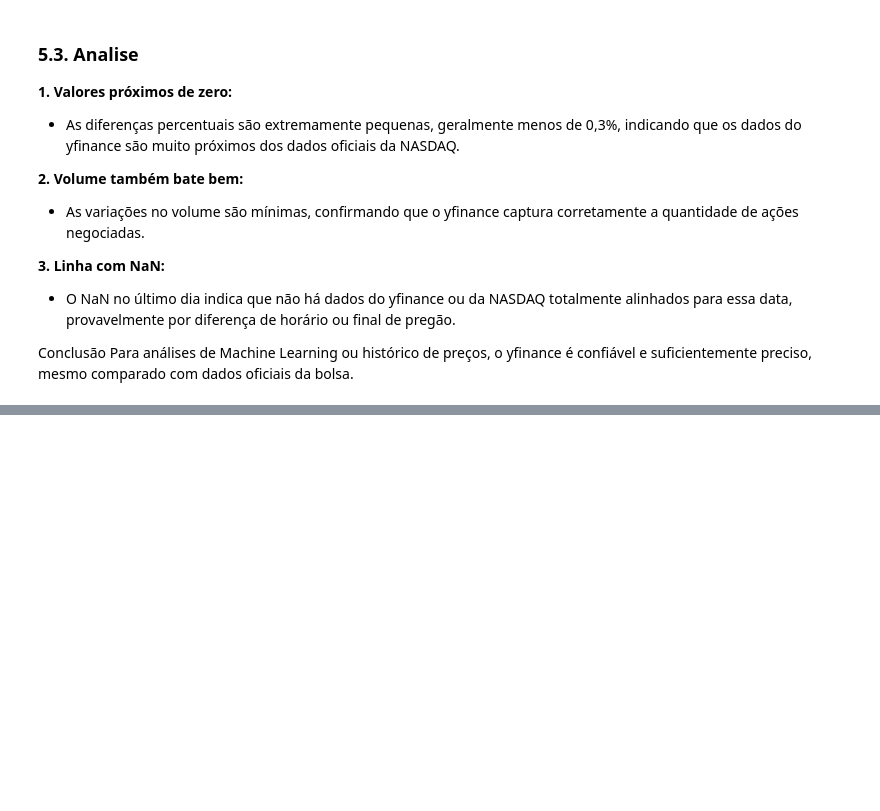
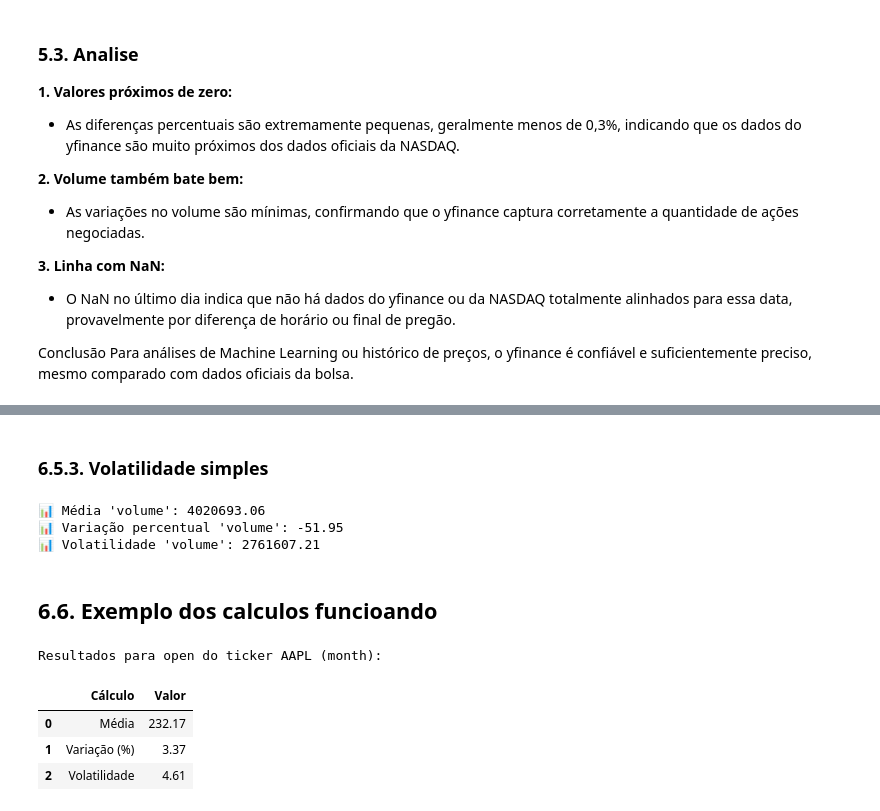
Before and after one commit to Edgar-Klewert/Relatorio-Dados-RiskVision, a Jupyter notebook: relatorio_riskvision.ipynb, the cells around one changed output, grey strips where cells are left out. Drawn from its saved outputs; the diff is of its cells as text; code cells hidden in the pictures; blank space fills up the shorter version.

```diff
--- a/relatorio_riskvision.ipynb
+++ b/relatorio_riskvision.ipynb
@@ -593,0 +1137,2 @@ plt.show()
+# %% [markdown]
+### 6.5.3. Volatilidade simples
@@ -593,0 +1165,47 @@ plt.show()
+# %%
+ticker = 'AAPL'
+periodo = 'month'
+
+print("📊 Média 'volume':", media_volume(df, ticker, periodo))
+print("📊 Variação percentual 'volume':", variacao_percentual_volume(df, ticker, periodo))
+print("📊 Volatilidade 'volume':", volatilidade_volume(df, ticker, periodo))
+# %% [output]
+📊 Média 'volume': 4020693.06
+📊 Variação percentual 'volume': -51.95
+📊 Volatilidade 'volume': 2761607.21
+# %% [markdown]
+## 6.6. Exemplo dos calculos funcioando
+# %%
+def calcular_todos_df(df, ticker, coluna, periodo):
+    colunas_validas = ['open', 'high', 'low', 'close', 'volume']
+    periodos_validos = ['day', 'week', 'month', 'year']
+
+    if coluna not in colunas_validas:
+        raise ValueError(f"Coluna inválida! Escolha entre: {colunas_validas}")
+    if periodo not in periodos_validos:
+        raise ValueError(f"Período inválido! Escolha entre: {periodos_validos}")
+
+    dados = {
+        'Cálculo': ['Média', 'Variação (%)', 'Volatilidade'],
+        'Valor': [
+            globals()[f"media_{coluna}"](df, ticker, periodo),
+            globals()[f"variacao_percentual_{coluna}"](df, ticker, periodo),
+            globals()[f"volatilidade_{coluna}"](df, ticker, periodo)
+        ]
+    }
+
+    return pd.DataFrame(dados)
+# %%
+ticker = 'AAPL'
+coluna = 'open'
+periodo = 'month'
+
+res_df = calcular_todos_df(df, ticker, coluna, periodo)
+print(f"Resultados para {coluna} do ticker {ticker} ({periodo}):")
+res_df
+# %% [output]
+Resultados para open do ticker AAPL (month):
+|  | Cálculo | Valor |
+| 0 | Média | 232.17 |
+| 1 | Variação (%) | 3.37 |
+| 2 | Volatilidade | 4.61 |
```
Also changed, not shown: parts of 54 cells of this notebook.
